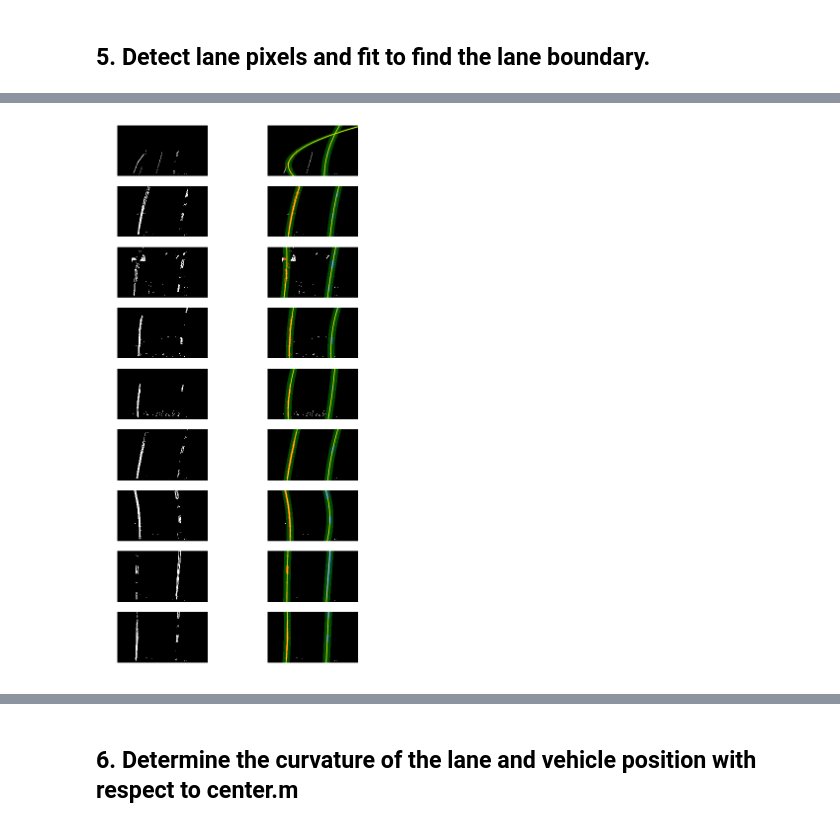
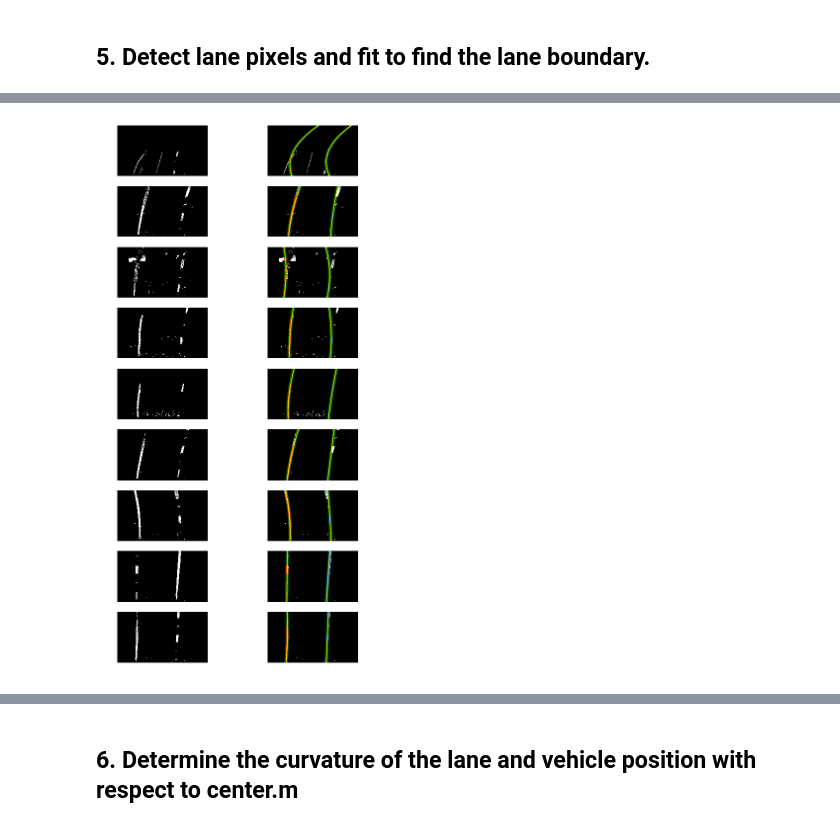
Before and after one commit to XintongHao/Self-Driving-Car-Advanced-Lane-Lines, a Jupyter notebook: Advanced-Lane-Lines.ipynb, the cells around one changed output, grey strips where cells are left out. Drawn from its saved outputs; the diff is of its cells as text; code cells hidden in the pictures.

```diff
--- a/Advanced-Lane-Lines.ipynb
+++ b/Advanced-Lane-Lines.ipynb
@@ -305,0 +358,33 @@ plt.show()
+# %%
+def img_pipeline(img):
+    # Undistort original image
+    undistorted = undistort(img, mtx, dist)
+    # Apply a perspective transform to rectify binary image
+    warped, M, Minv = perspective_transform(undistorted)
+    # Create a thresholded binary image
+    binary_thresholded = threshold_binary(warped)
+
+    result = region_of_interest(binary_thresholded)
+
+    return result, Minv
+# %%
+test_images = glob.glob('./test_images/*.jpg')
+
+pipeline_list = []
+
+f, axs = plt.subplots(len(images),2, figsize=(10, 20))
+axs = axs.ravel()
+i = 0
+for image in test_images:
+    img = cv2.imread(image)
+    img = cv2.cvtColor(img, cv2.COLOR_BGR2RGB)
+    output, _ = img_pipeline(img)
+    pipeline_list.append(output)
+    axs[i].imshow(img)
+    axs[i].axis('off')
+    i += 1
+    axs[i].imshow(output, cmap='gray')
+    axs[i].axis('off')
+    i += 1
+# f.savefig('output_images/comparison/' + 'pipline_all_images')
+plt.show()
@@ -447,7 +500,7 @@ sliding_list = []
 f, axs = plt.subplots(len(images),2, figsize=(10, 20))
 axs = axs.ravel()
 i = 0
-for img in region_list:
+for img in pipeline_list:
 
     out_img, left_fitx, right_fitx, ploty, left_fit, right_fit, leftx, rightx, lefty, righty = find_lane_pixels(img)
     sliding_list.append(out_img)
@@ -505,7 +558,7 @@ def search_around_poly(binary_warped):
     # HYPERPARAMETER
     # Choose the width of the margin around the previous polynomial to search
     # The quiz grader expects 100 here, but feel free to tune on your own!
-    margin = 50
+    margin = 25
 
     # Grab activated pixels
     nonzero = binary_warped.nonzero()
@@ -567,30 +620,31 @@ def search_around_poly(binary_warped):
 
 
 
-    return result, left_fitx, right_fitx, ploty, left_fit, right_fit
+#     return result, left_fitx, right_fitx, ploty, left_fit, right_fit
+    return result, left_fitx, right_fitx, ploty, left_fit, right_fit, leftx, rightx, lefty, righty
 # %%
 shaded_list = []
 
 f, axs = plt.subplots(len(images),2, figsize=(10, 20))
 axs = axs.ravel()
 i = 0
-for img in region_list:
+for img in pipeline_list:
 
-    out_img, left_fitx, right_fitx, ploty, left_fit, right_fit = search_around_poly(img)
+    out_img, left_fitx, right_fitx, ploty, left_fit, right_fit, leftx, rightx, lefty, righty = search_around_poly(img)
     shaded_list.append(out_img)
 
     axs[i].imshow(img, cmap='gray')
     axs[i].axis('off')
     i += 1
     axs[i].plot(left_fitx, ploty, color='yellow')
     axs[i].plot(right_fitx, ploty, color='yellow')
     axs[i].imshow(out_img, cmap='gray')
     axs[i].axis('off')
     i += 1
 f.savefig('output_images/comparison/' + 'shaded_all')
 plt.show()
 # %% [output]
-[figure, old version]
+[figure, new version]
 # %%
 out_img, left_fitx, right_fitx, ploty, left_fit, right_fit = search_around_poly(region_list[0])
 
```
Also changed, not shown: parts of 25 cells of this notebook, 19 other files.
